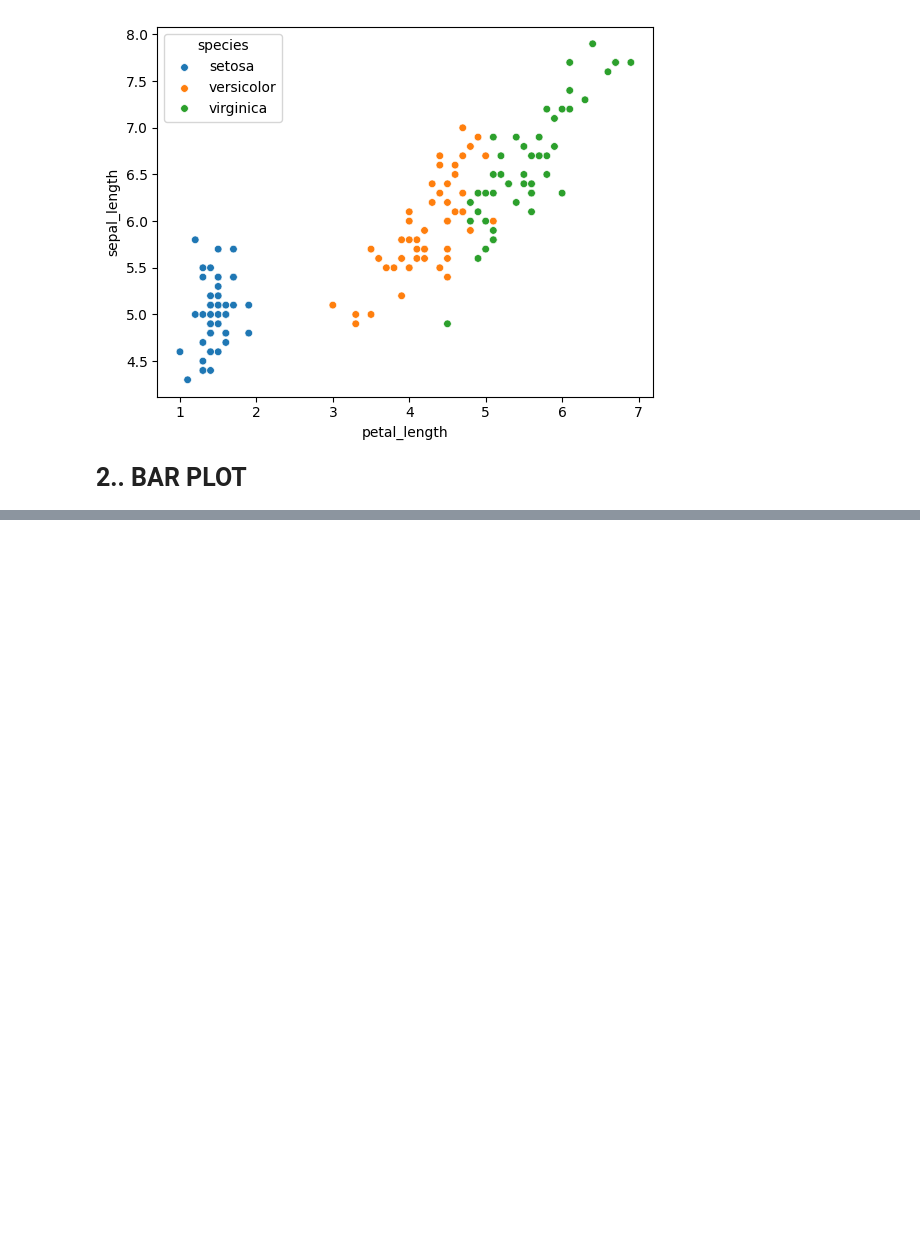
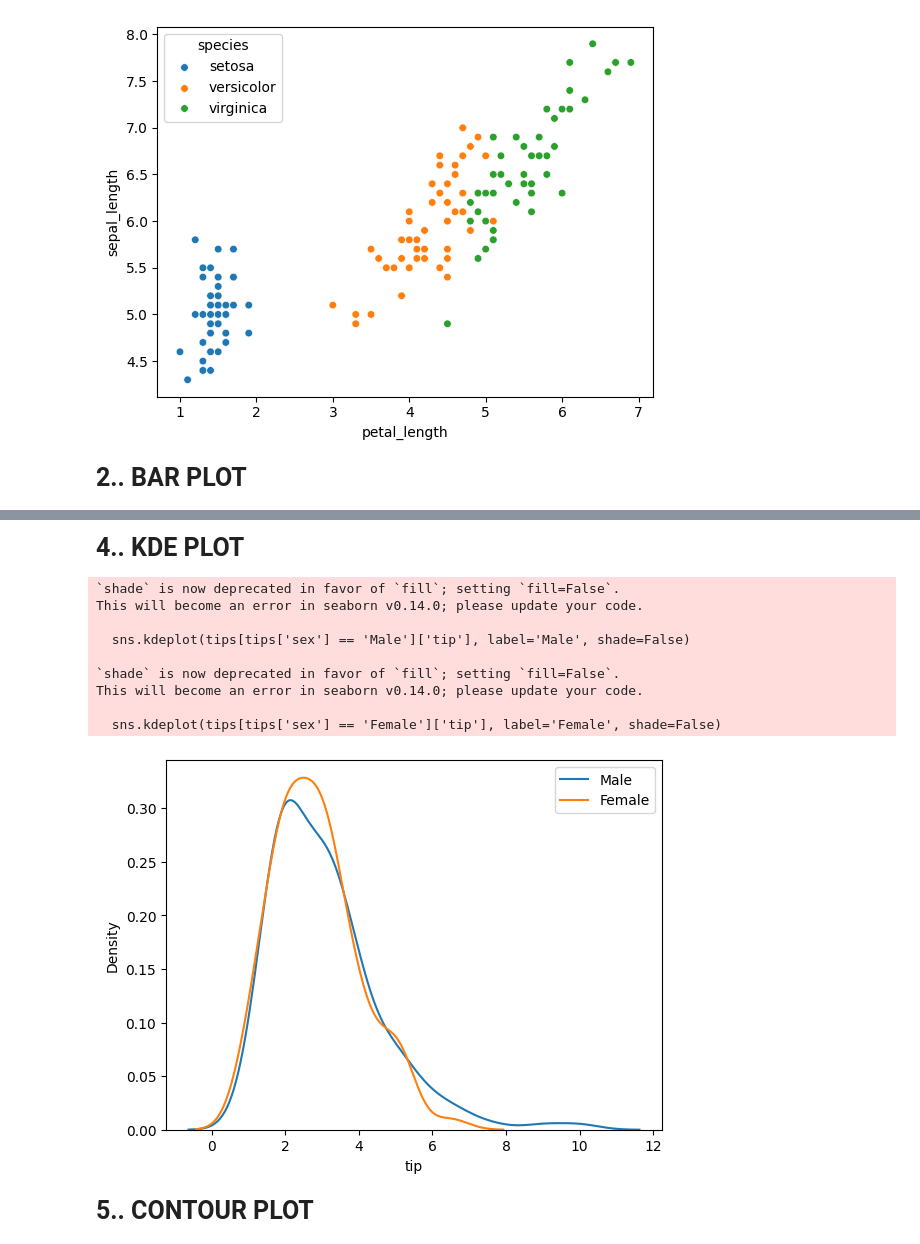
Before and after one commit to khanalasmit/machinelearning, a Jupyter notebook: mutivarient.ipynb, the cells around one changed output, grey strips where cells are left out. Drawn from its saved outputs; the diff is of its cells as text; code cells hidden in the pictures; blank space fills up the shorter version.

```diff
--- a/mutivarient.ipynb
+++ b/mutivarient.ipynb
@@ -75,0 +88,20 @@ sns.barplot(data=flights, x='month', y='passengers', hue='month')
+# %% [markdown]
+<p style='font-size:25px'><b>4.. KDE PLOT </b></p>
+# %%
+sns.kdeplot(tips[tips['sex'] == 'Male']['tip'], label='Male', shade=False)
+sns.kdeplot(tips[tips['sex'] == 'Female']['tip'], label='Female', shade=False)
+plt.legend()
+plt.show()
+# %% [output]
+`shade` is now deprecated in favor of `fill`; setting `fill=False`.
+This will become an error in seaborn v0.14.0; please update your code.
+
+  sns.kdeplot(tips[tips['sex'] == 'Male']['tip'], label='Male', shade=False)
+
+`shade` is now deprecated in favor of `fill`; setting `fill=False`.
+This will become an error in seaborn v0.14.0; please update your code.
+
+  sns.kdeplot(tips[tips['sex'] == 'Female']['tip'], label='Female', shade=False)
+[figure, added]
+# %% [markdown]
+<p style='font-size:25px'><b>5.. CONTOUR PLOT </b></p>
```
Also changed, not shown: parts of 22 cells of this notebook.
